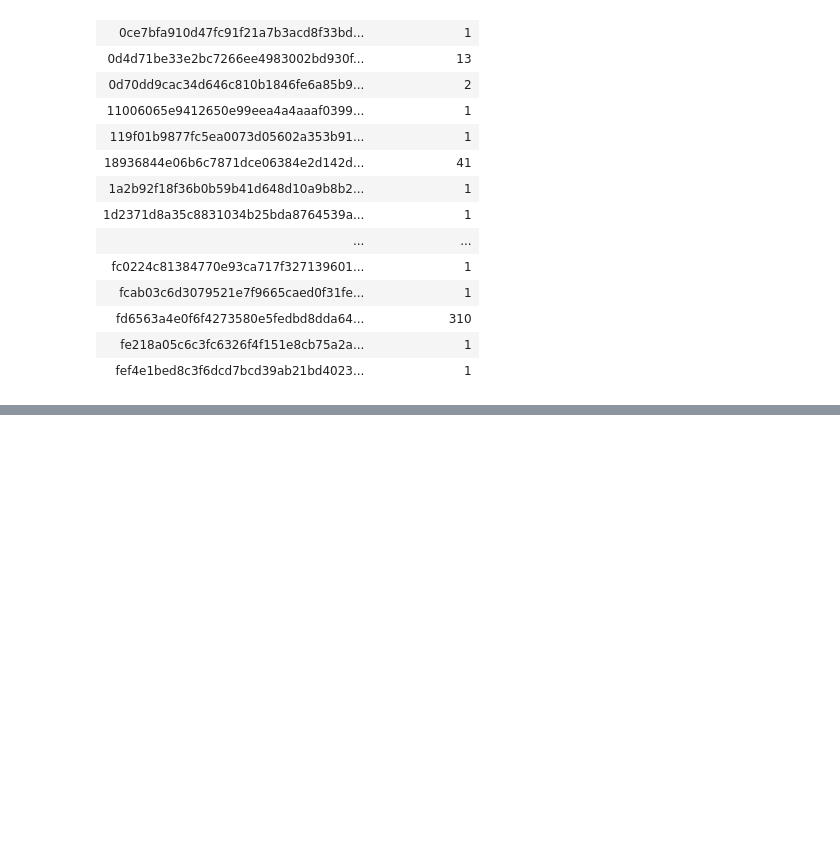
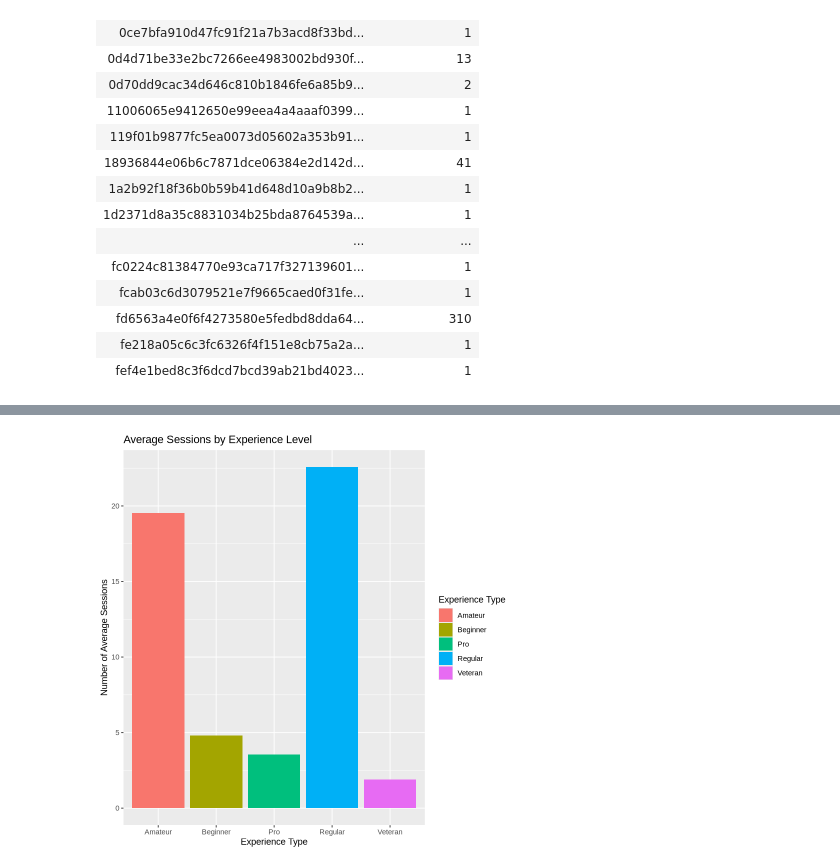
Before and after one commit to evangelinec/DSCI_final_project, a Jupyter notebook: final_project_work.ipynb, the cells around one changed output, grey strips where cells are left out. Saved outputs shown, nothing was run; the diff lists cells and outputs as text; code cells hidden in the pictures; blank space fills up the shorter version.

Commit message:
compared average sessions with experience level

```diff
--- a/final_project_work.ipynb
+++ b/final_project_work.ipynb
@@ -157,3 +157,8 @@ A spec_tbl_df: 125 × 8
 | Amateur | FALSE | d572f391d452b76ea2d7e5e53a3d38bfd... | 0.0 | Dylan | Prefer not to say | 17 | 1 |
 | Amateur | FALSE | f19e136ddde68f365afc860c725ccff54... | 2.3 | Harlow | Male | 17 | 6 |
 | Pro | TRUE | d9473710057f7d42f36570f0be83817a4... | 0.2 | Ahmed | Other | NA | 1 |
+# %%
+experience_players_with_sessions<-players_with_sessions|>
+    group_by(experience)|>
+    summarize(avg_sessions=mean(num_sessions))
+experience_players_with_sessions
@@ -159,0 +174,8 @@ A spec_tbl_df: 125 × 8
+# %%
+experience_players_with_sessions_plot<-experience_players_with_sessions|>
+    ggplot(aes(x=experience, y=avg_sessions, fill=experience))+
+    geom_bar(stat="identity")+
+    labs(title="Average Sessions by Experience Level", x="Experience Type", y="Number of Average Sessions", fill="Experience Type")
+experience_players_with_sessions_plot
+# %% [output]
+[figure, added]
```
Also changed, not shown: parts of 1 cell of this notebook.
